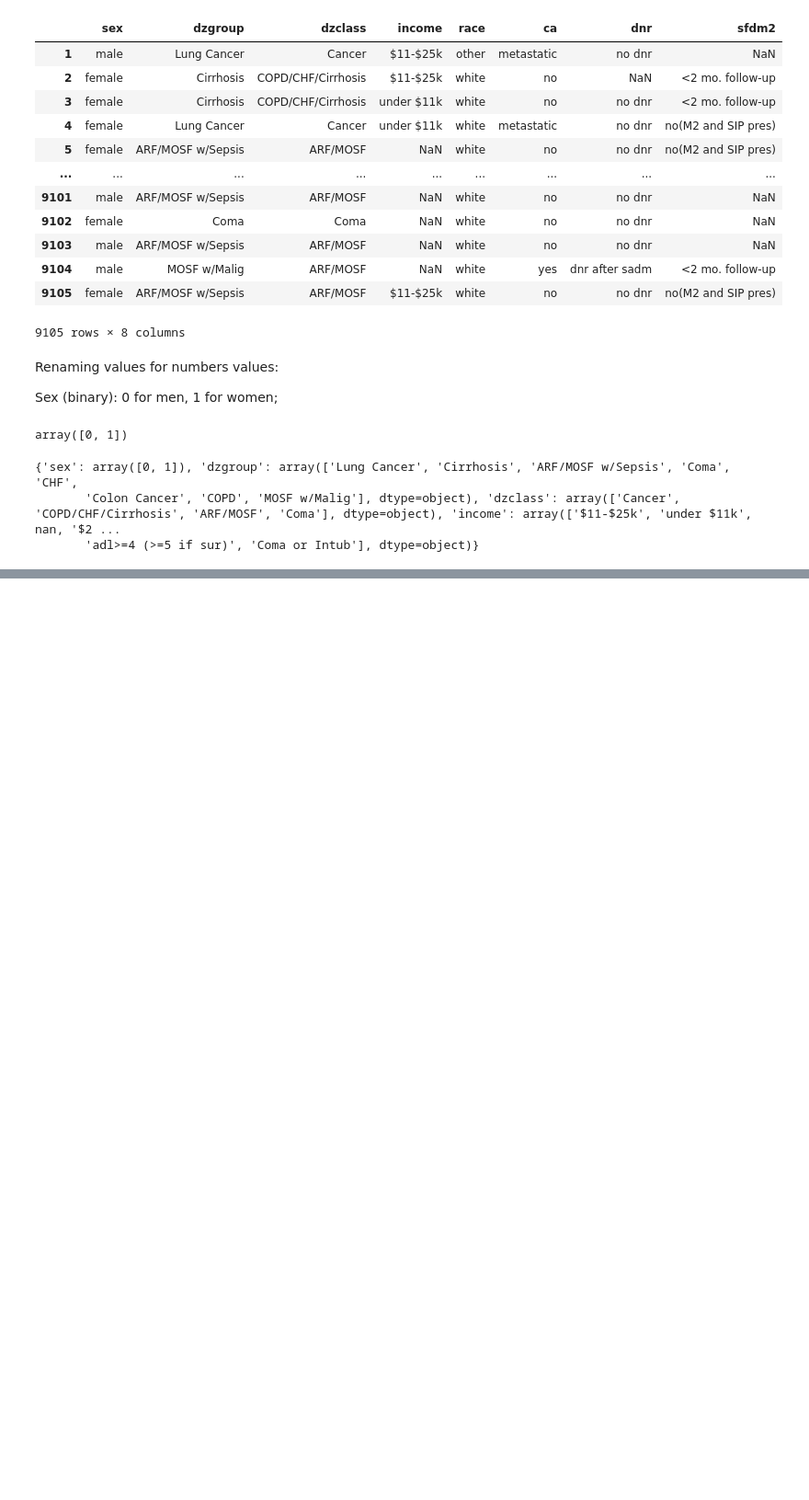
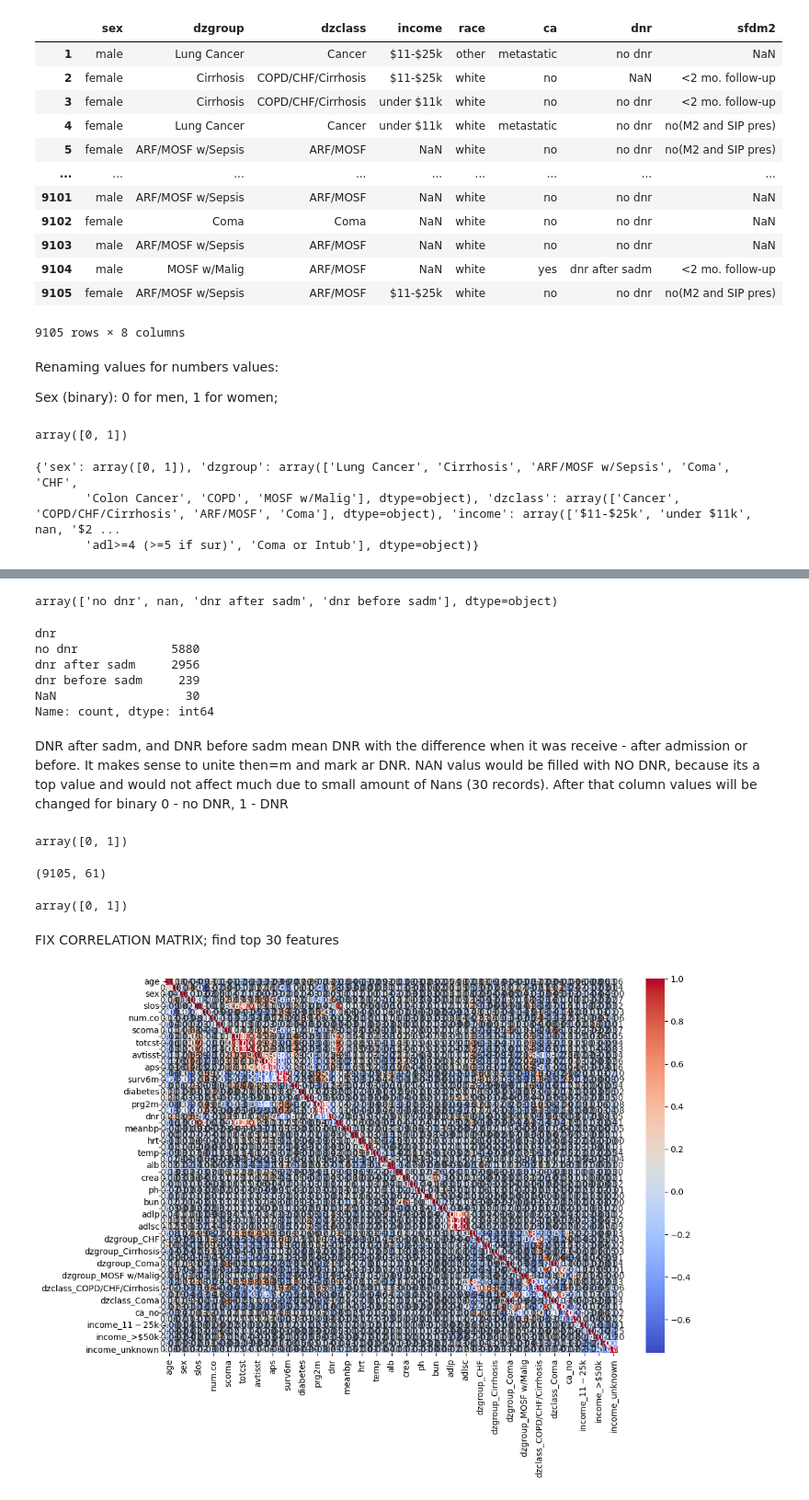
Before and after one commit to kholostovamk/Projects, a Jupyter notebook: ML/data_exploration.ipynb, the cells around one changed output, grey strips where cells are left out. Shown at 92% size. Saved outputs shown, nothing was run; the diff lists cells and outputs as text; code cells hidden in the pictures; blank space fills up the shorter version.

Commit message:
Changed categorical data to numeric

```diff
--- a/ML/data_exploration.ipynb
+++ b/ML/data_exploration.ipynb
@@ -112,0 +119,20 @@ print(unique_values_of_object_columns(df, columns_not_dig))
+# %%
+#handling income categorical data; 2982 missing values our of 9105
+#will also hot encode with additional collumn of 'unknown' income
+
+income_values = df['income'].unique()
+print(income_values)
+
+#put income in a variable to be able drop the column later
+income_column = 'income'
+
+df[income_column] = df[income_column].fillna('unknown')
+
+encoded_income = pd.get_dummies(df[income_column], prefix='income', dtype=int)
+
+
+# Merging the encoded columns back with the original dataframe
+data_encoded = df.drop(income_column, axis=1)
+data_encoded = pd.concat([data_encoded, encoded_income], axis=1)
+
+df = data_encoded
@@ -112,0 +167,4 @@ print(unique_values_of_object_columns(df, columns_not_dig))
+# %%
+column_to_drop = ['race', 'sfdm2']
+df = df.drop(column_to_drop, axis=1)
+df.head()
@@ -112,0 +178,51 @@ print(unique_values_of_object_columns(df, columns_not_dig))
+# %%
+#handling DNR as categorical values
+
+df['dnr'].unique()
+# %% [output]
+array(['no dnr', nan, 'dnr after sadm', 'dnr before sadm'], dtype=object)
+# %%
+#checking values of dnr column
+dnr_counts = df['dnr'].value_counts(dropna=False)
+print(dnr_counts)
+# %% [output]
+dnr
+no dnr             5880
+dnr after sadm     2956
+dnr before sadm     239
+NaN                  30
+Name: count, dtype: int64
+# %% [markdown]
+DNR after sadm, and DNR before sadm mean DNR with the difference when it was receive - after admission or before. It makes sense to unite then=m and mark ar DNR. NAN valus would be filled with NO DNR, because its a top value and would not affect much due to small amount of Nans (30 records). After that column values will be changed for binary 0 - no DNR, 1 - DNR
+# %%
+dnr_values = ['dnr after sadm', 'dnr before sadm', 'no dnr']
+
+df['dnr'] = df['dnr'].fillna('no dnr')
+
+df['dnr'] = df['dnr'].replace({dnr_values[0]: 1, dnr_values[1]:1, dnr_values[2]: 0} )
+
+df['dnr'].unique()
+# %% [output]
+array([0, 1])
+# %%
+df.shape
+# %% [output]
+(9105, 61)
+# %%
+df['sex'].unique()
+# %% [output]
+array([0, 1])
+# %% [markdown]
+FIX CORRELATION MATRIX; find top 30 features
+# %%
+# Calculate correlation matrix
+corr_matrix = df.corr()
+
+# Create a heatmap
+plt.figure(figsize=(12, 8))
+sns.heatmap(corr_matrix, annot=True, fmt=".2f", cmap='coolwarm')
+
+# Show the plot
+plt.show()
+# %% [output]
+[figure, added]
```
Also changed, not shown: parts of 13 cells of this notebook.
